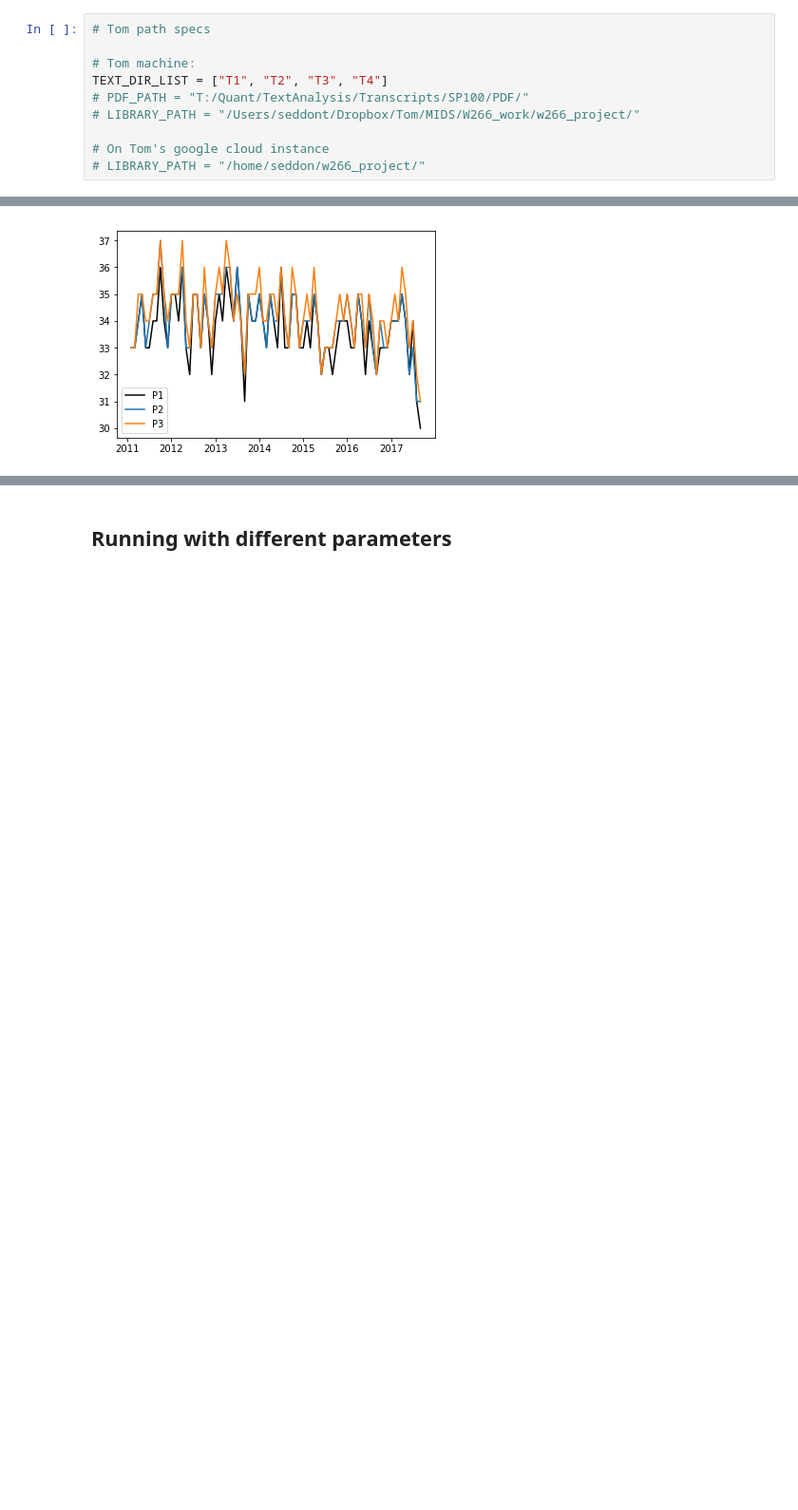
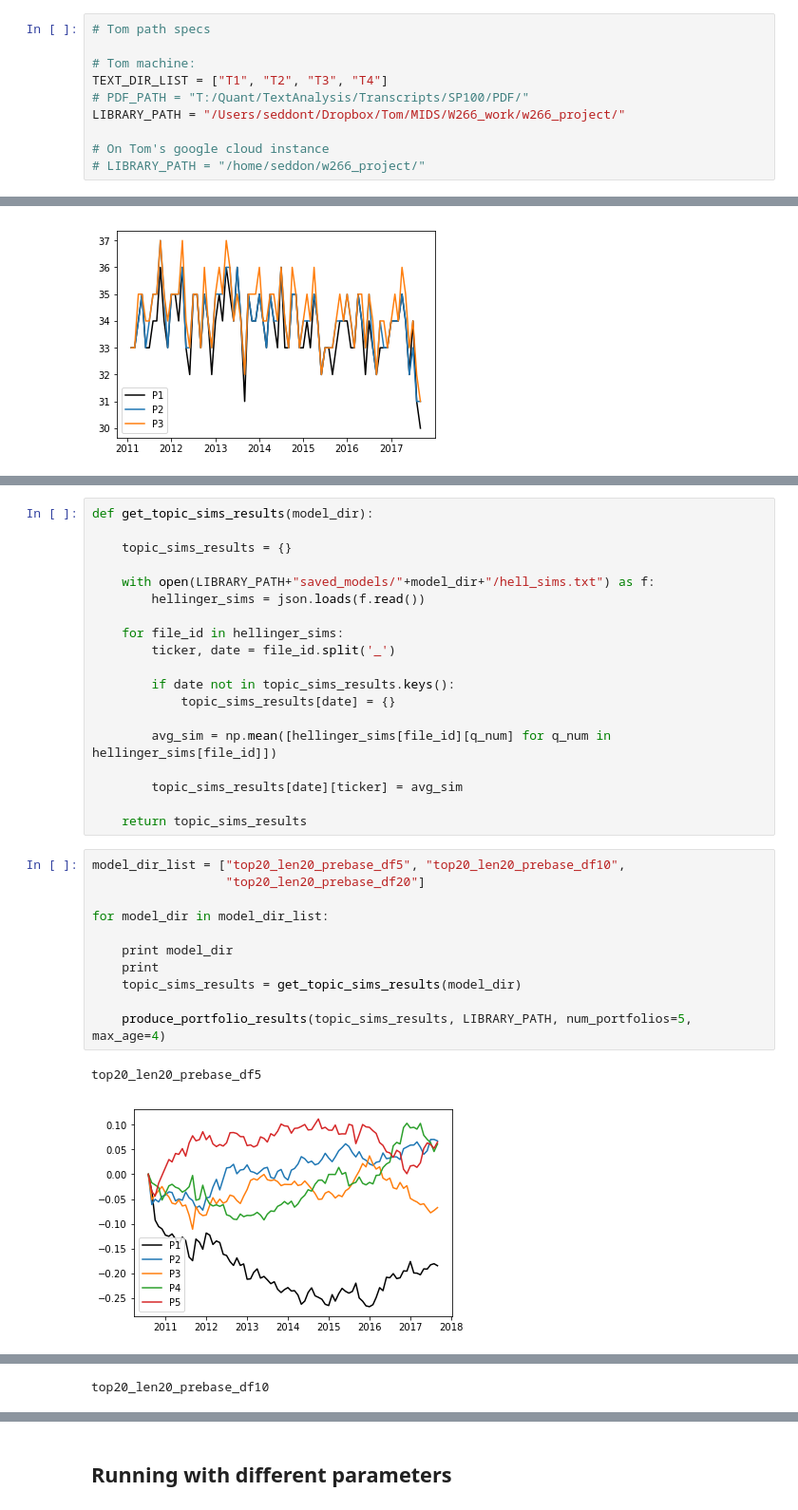
Before and after one commit to richardhitchens/w266_project, a Jupyter notebook: Fullset_NLP_1209_TS_CHanges.ipynb, the cells around one changed output, grey strips where cells are left out. Shown at 95% size. Cells and saved outputs as stored; diff of their text form; blank space fills up the shorter version.

Commit message:
added portfolio results for all LDA models

```diff
--- a/Fullset_NLP_1209_TS_CHanges.ipynb
+++ b/Fullset_NLP_1209_TS_CHanges.ipynb
@@ -51,7 +51,7 @@ LIBRARY_PATH = '/Users/Richard/Desktop/Berkeley/w266/repo/w266_project/'
 # Tom machine:
 TEXT_DIR_LIST = ["T1", "T2", "T3", "T4"]
 # PDF_PATH = "T:/Quant/TextAnalysis/Transcripts/SP100/PDF/"
-# LIBRARY_PATH = "/Users/seddont/Dropbox/Tom/MIDS/W266_work/w266_project/"
+LIBRARY_PATH = "/Users/seddont/Dropbox/Tom/MIDS/W266_work/w266_project/"
 
 # On Tom's google cloud instance
 # LIBRARY_PATH = "/home/seddon/w266_project/"
@@ -2403,0 +2406,33 @@ produce_portfolio_changes_results(lda_changes, LIBRARY_PATH, num_portfolios=3, m
+# %%
+def get_topic_sims_results(model_dir):
+
+    topic_sims_results = {}
+
+    with open(LIBRARY_PATH+"saved_models/"+model_dir+"/hell_sims.txt") as f:
+        hellinger_sims = json.loads(f.read())
+
+    for file_id in hellinger_sims:
+        ticker, date = file_id.split('_')
+
+        if date not in topic_sims_results.keys():
+            topic_sims_results[date] = {}
+
+        avg_sim = np.mean([hellinger_sims[file_id][q_num] for q_num in hellinger_sims[file_id]])
+
+        topic_sims_results[date][ticker] = avg_sim
+
+    return topic_sims_results
+# %%
+model_dir_list = ["top20_len20_prebase_df5", "top20_len20_prebase_df10",
+                  "top20_len20_prebase_df20"]
+
+for model_dir in model_dir_list:
+
+    print model_dir
+    print
+    topic_sims_results = get_topic_sims_results(model_dir)
+
+    produce_portfolio_results(topic_sims_results, LIBRARY_PATH, num_portfolios=5, max_age=4)
+# %% [output]
+top20_len20_prebase_df5
+[figure, added]
@@ -2403,0 +2440 @@ produce_portfolio_changes_results(lda_changes, LIBRARY_PATH, num_portfolios=3, m
+top20_len20_prebase_df10
```
Also changed, not shown: parts of 5 cells of this notebook.
